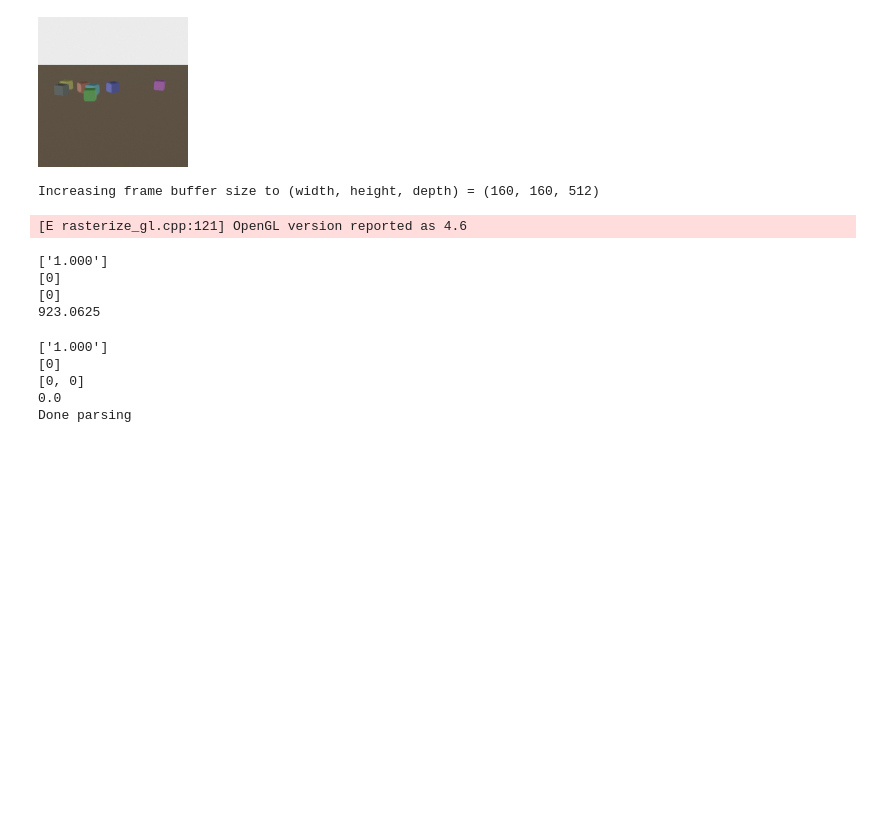
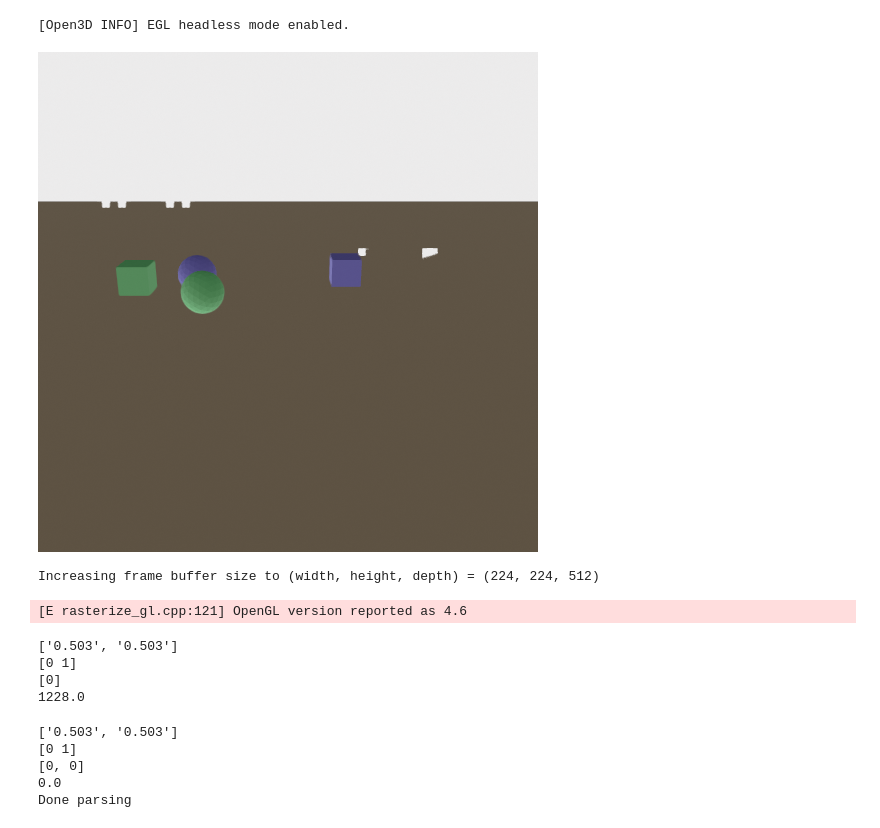
Before and after one commit to probcomp/bayes3d, a Jupyter notebook: experiments/tabletop/block_world.ipynb, the cells around one changed output. Saved outputs shown, nothing was run; the diff lists cells and outputs as text; code cells hidden in the pictures; blank space fills up the shorter version.

```diff
--- a/experiments/tabletop/block_world.ipynb
+++ b/experiments/tabletop/block_world.ipynb
@@ -50,29 +37,56 @@ Increasing frame buffer size to (width, height, depth) = (160, 160, 512)
+# %%
+viz = b.o3d_viz.O3DVis(original_intrinsics)
+# %% [output]
+[Open3D INFO] EGL headless mode enabled.
 # %%
-viz = b.o3d_viz.O3DVis(intrinsics)
+contact_plane = b.t3d.inverse_pose(b.t3d.transform_from_pos_target_up(
+    jnp.array([0.0, 1.5, 0.5]),
+    jnp.array([0.0, 0.0, 0.0]),
+    jnp.array([0.0, 0.0, 1.0]),
+))
 
-poses = contact_plane @ contact_poses_jit(
-        jnp.array([
-        [0.0, 0.0, 1.0],
-        [0.2, 0.3, 0.0],
-        [0.3, 0.0, 1.0],
-        [0.2, 0.1, 0.4],
-        [0.5, 0.1, 0.4],
-        [0.5, -0.1, 0.4],
-        [-0.5, -0.1, 0.4],
-    ]),
+
+contact_poses_parallel_jit = jax.jit(
+    jax.vmap(
+        b.scene_graph.relative_pose_from_edge,
+        in_axes=(0, None, 0),
+    )
+)
+contact_poses_jit = jax.jit(
+    jax.vmap(
+        b.scene_graph.relative_pose_from_edge,
+        in_axes=(0, None, None),
+    )
+)
+
+# TODO: 4 different distinguishable colors
+# TODO: colored pad (make it an object)
+# Top down containment
+# TODO: Different shapes
+
+distinct_colors = b.distinct_colors(4)
+ids = jnp.array([0, 1, 1, 0])
+color = jnp.array([0, 0, 1, 1])
+contact_params = jnp.array([
+    [-0.2, -0.2, 0.0],
+    [0.3, -0.1, 0.0],
+    [0.25, 0.1, 0.0],
+    [0.5, -0.1, 0.0],
+])
+poses = contact_plane @ contact_poses_parallel_jit(
+    contact_params,
     0,
-    b.utils.aabb(cube.vertices)[0]
+    renderer.model_box_dims[ids]
 )
-colors = b.distinct_colors(len(poses))
 viz.clear()
 
 viz.make_trimesh(table_mesh, contact_plane, np.array([221, 174, 126, 255.0])/255.0)
 for i in range(len(poses)):
-    viz.make_trimesh(cube, poses[i], np.array([*colors[i], 1.0]))
+    viz.make_trimesh(renderer.meshes[ids[i]], poses[i], np.array([*distinct_colors[color[i]], 1.0]))
 
-rgbd = viz.capture_image(intrinsics, jnp.eye(4))
+rgbd = viz.capture_image(original_intrinsics, jnp.eye(4))
 np.savez("rgbd.npz",rgbd)
 b.get_rgb_image(rgbd.rgb)
 # %% [output]
-[figure, old version]
+[figure, new version]
 # %%
@@ -93,11 +110,12 @@ b.show_cloud("1", observed_point_cloud_image[:,:,:3].reshape(-1,3))
 # b.get_depth_image(observed_point_cloud_image[:,:,2])
 # %%
 grid_params = [
-    (1.0, jnp.pi, (11,11,11)), (0.6, jnp.pi/3, (11,11,11)), (0.4, jnp.pi/5, (11,11,1)),
+    (0.6, jnp.pi, (11,11,11)), (0.6, jnp.pi/3, (11,11,11)), (0.4, jnp.pi/5, (11,11,1)),
     (0.0, jnp.pi/2, (1,1,11*11)), (0.2, jnp.pi/5, (11,11,11)),
     (0.1, 0.0, (16,16,1)),
     (0.0, jnp.pi/10, (1,1,11*11)),
     (0.05, 0.0, (16,16,1)),
+    (0.0, jnp.pi/20, (1,1,11*11)),
 ]
 contact_param_gridding_schedule = [
     b.make_translation_grid_enumeration_3d(
@@ -111,8 +129,9 @@ contact_param_gridding_schedule = [
 renderer = b.Renderer(intrinsics)
 cube = b.mesh.make_cuboid_mesh(jnp.array([0.1, 0.1, 0.1]))
 renderer.add_mesh(cube)
+renderer.add_mesh_from_file(os.path.join(b.utils.get_assets_dir(), "sample_objs/sphere.obj"),scaling_factor=1.0/10.0)
 # %% [output]
-Increasing frame buffer size to (width, height, depth) = (160, 160, 512)
+Increasing frame buffer size to (width, height, depth) = (224, 224, 512)
 [E rasterize_gl.cpp:121] OpenGL version reported as 4.6
 # %%
 # trace = Trace(
@@ -192,14 +216,15 @@ for _ in range(10):
     trace = new_trace
     b.viz_trace_meshcat(trace, renderer)
 
-b.viz_trace_meshcat(trace, renderer)
+
+# b.viz_trace_meshcat(new_trace, renderer)
 # %% [output]
-['1.000']
+['0.503', '0.503']
+[0 1]
 [0]
-[0]
-923.0625
+1228.0
-['1.000']
-[0]
+['0.503', '0.503']
+[0 1]
 [0, 0]
 0.0
 Done parsing
```
Also changed, not shown: parts of 10 cells of this notebook, 2 other files.
